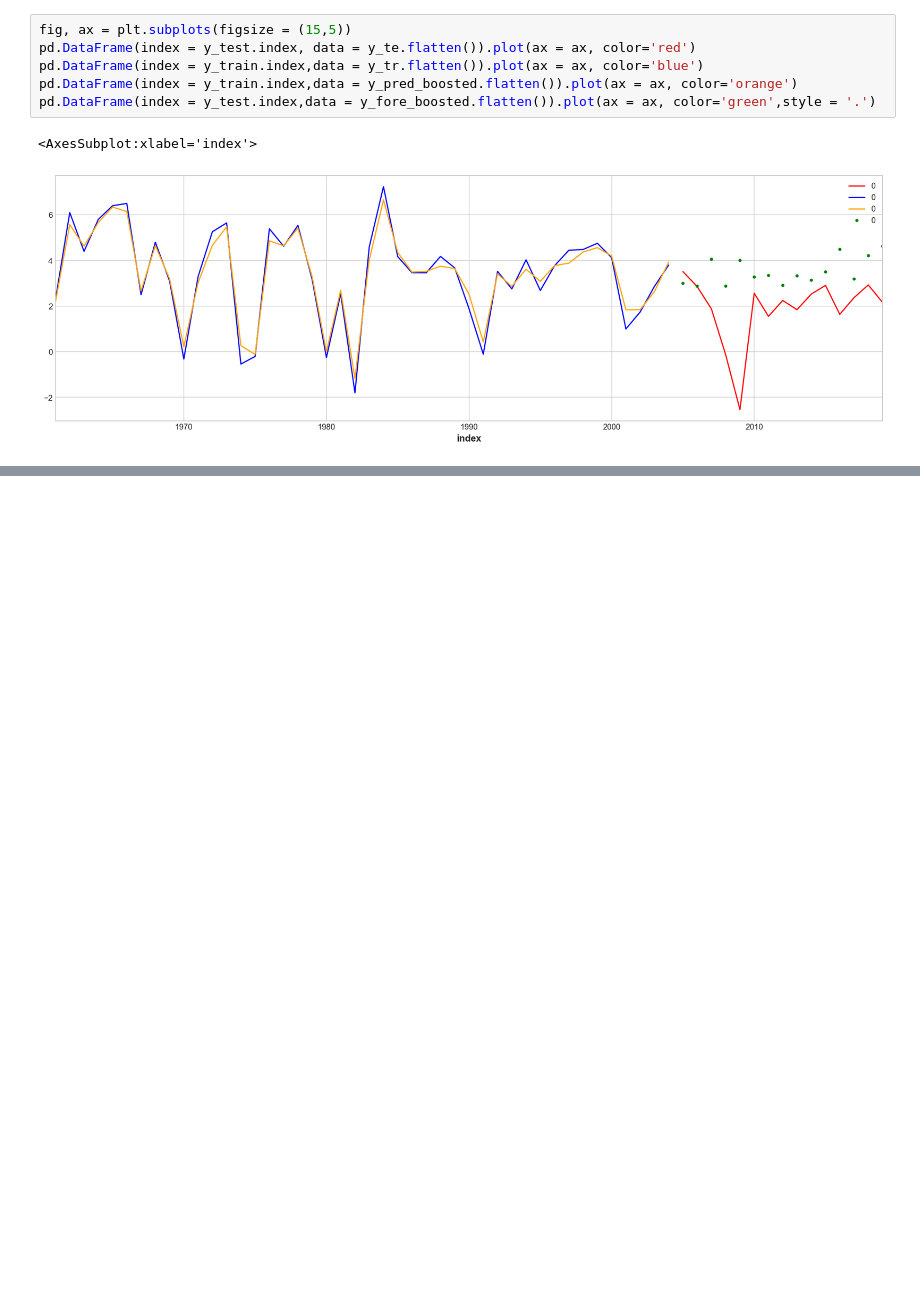
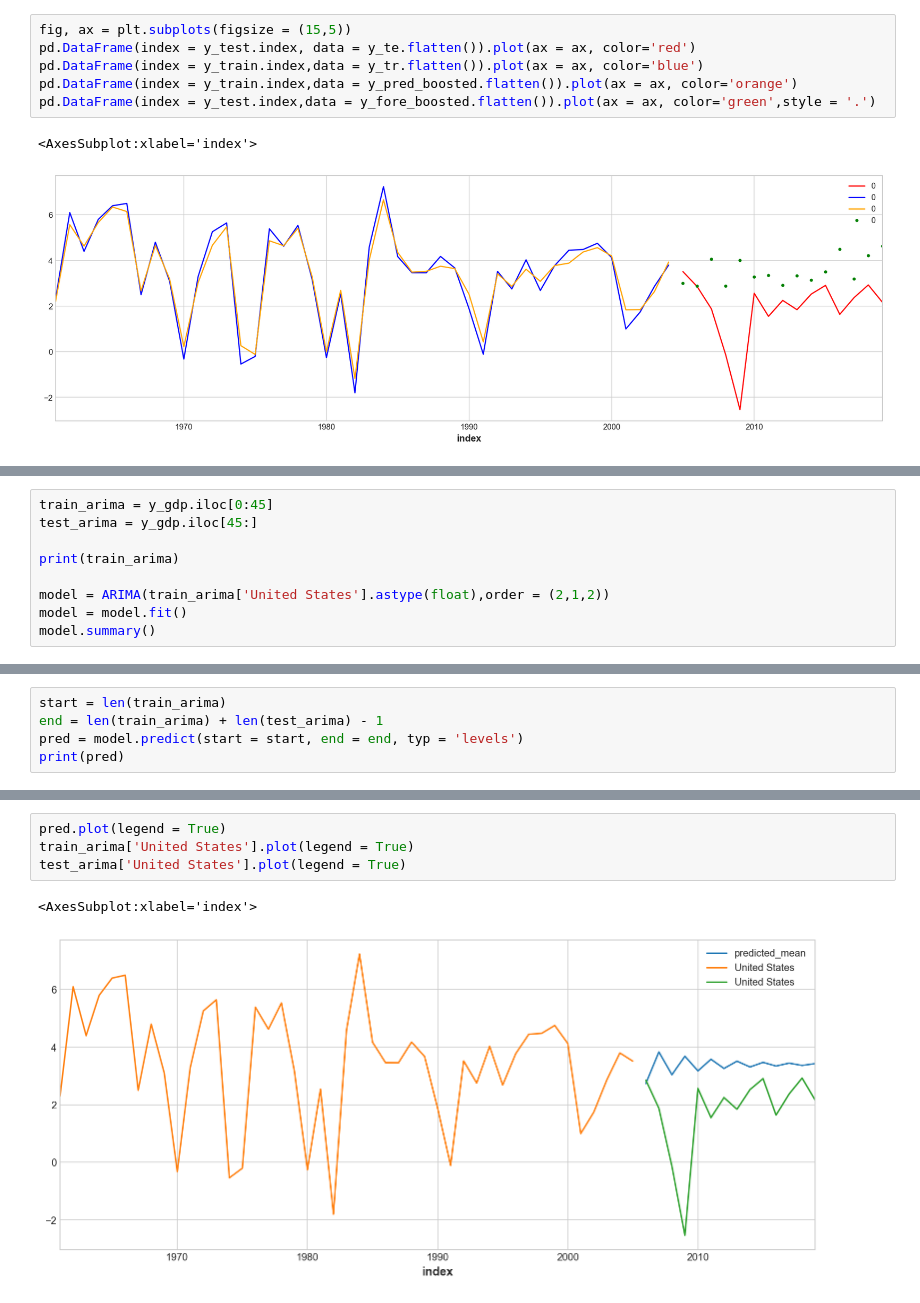
Before and after one commit to amitguptaRean/ml-accelerator, a Jupyter notebook: ESG Data.ipynb, the cells around one changed output, grey strips where cells are left out. Cells and saved outputs as stored; diff of their text form; blank space fills up the shorter version.

```diff
--- a/ESG Data.ipynb
+++ b/ESG Data.ipynb
@@ -591,0 +669,9 @@ pd.DataFrame(index = y_test.index,data = y_fore_boosted.flatten()).plot(ax = ax,
+# %%
+train_arima = y_gdp.iloc[0:45]
+test_arima = y_gdp.iloc[45:]
+
+print(train_arima)
+
+model = ARIMA(train_arima['United States'].astype(float),order = (2,1,2))
+model = model.fit()
+model.summary()
@@ -591,0 +716,5 @@ pd.DataFrame(index = y_test.index,data = y_fore_boosted.flatten()).plot(ax = ax,
+# %%
+start = len(train_arima)
+end = len(train_arima) + len(test_arima) - 1
+pred = model.predict(start = start, end = end, typ = 'levels')
+print(pred)
@@ -591,0 +737,7 @@ pd.DataFrame(index = y_test.index,data = y_fore_boosted.flatten()).plot(ax = ax,
+# %%
+pred.plot(legend = True)
+train_arima['United States'].plot(legend = True)
+test_arima['United States'].plot(legend = True)
+# %% [output]
+<AxesSubplot:xlabel='index'>
+[figure, added]
```
Also changed, not shown: parts of 15 cells of this notebook.
